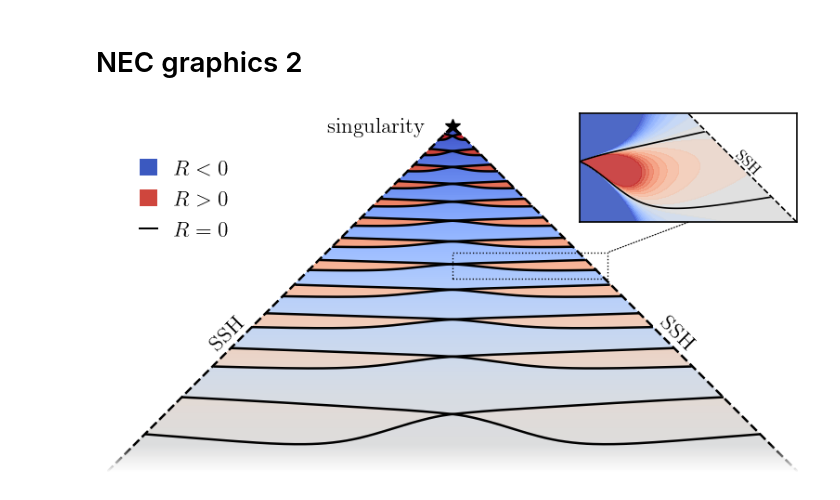
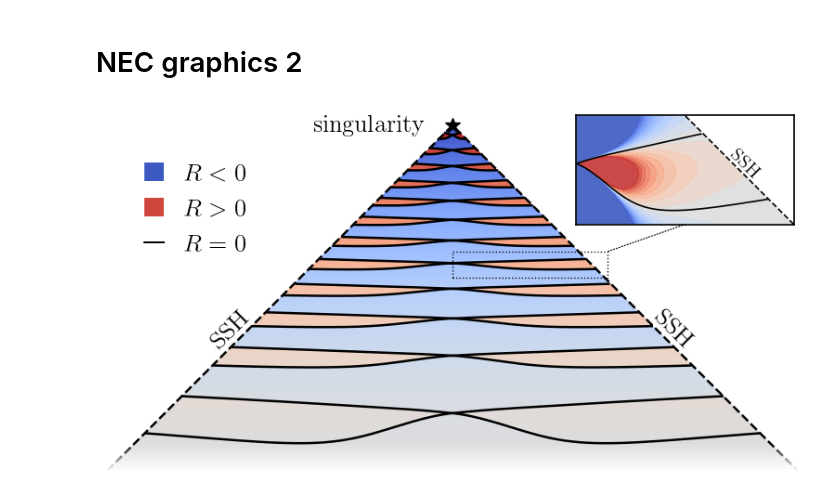
Before and after one commit to EckerChristian/CriticalSpacetimeCrystal, a Jupyter notebook: plots/plots.ipynb, the cells around one changed output. Drawn from its saved outputs; the diff is of its cells as text; code cells hidden in the pictures.

Commit message:
changed fontsize for fig 1

```diff
--- a/plots/plots.ipynb
+++ b/plots/plots.ipynb
@@ -1367,7 +1367,7 @@ from matplotlib.patches import ConnectionPatch
 # LaTeX font
 plt.rcParams.update({
     "text.usetex": True,
-    "font.size": 14
+    "font.size": 16
 })
 
 # --------------------------------------------------
@@ -1671,7 +1671,7 @@ axins.text(
     r"$\textrm{SSH}$",
     transform=axins.transAxes,
     rotation=-45,       # matches the line
-    fontsize=10,
+    fontsize=12,
     color='black',
     ha='center',
     va='center',
@@ -1740,7 +1740,7 @@ ax.legend(
     framealpha=0.95,
     fancybox=True,
     edgecolor="black",
-    fontsize=14,
+    fontsize=16,
     borderpad=1,
     handlelength=0.8,
     handleheight=0.8,
@@ -1749,32 +1749,32 @@ ax.legend(
 
 # Text labels
 ax.text(
     -0.71, 0.34,                 # position in data coordinates
     r"$\textrm{SSH}$",
     rotation=45,            # degrees (counterclockwise)
     ha="left",              # horizontal alignment
     va="bottom"             # vertical alignment
 )
 ax.text(
     0.71, 0.34,                 # position in data coordinates
     r"$\textrm{SSH}$",
     rotation=-45,            # degrees (counterclockwise)
     ha="right",              # horizontal alignment
     va="bottom"             # vertical alignment
 )
 ax.text(
     -0.08, 0.97,                 # position in data coordinates
     r"$\textrm{singularity}$",
     rotation=0,            # degrees (counterclockwise)
     ha="right",              # horizontal alignment
     va="bottom"             # vertical alignment
 )
 
 ax.set_aspect("equal", adjustable="box")
 
 ax.set_axis_off()
 
-plt.savefig("fig1_2.png", dpi=300, bbox_inches="tight")
+plt.savefig("fig1_2.png", dpi=500, bbox_inches="tight")
 plt.show()
 # %% [output]
-[figure, old version]
+[figure, new version]
```
